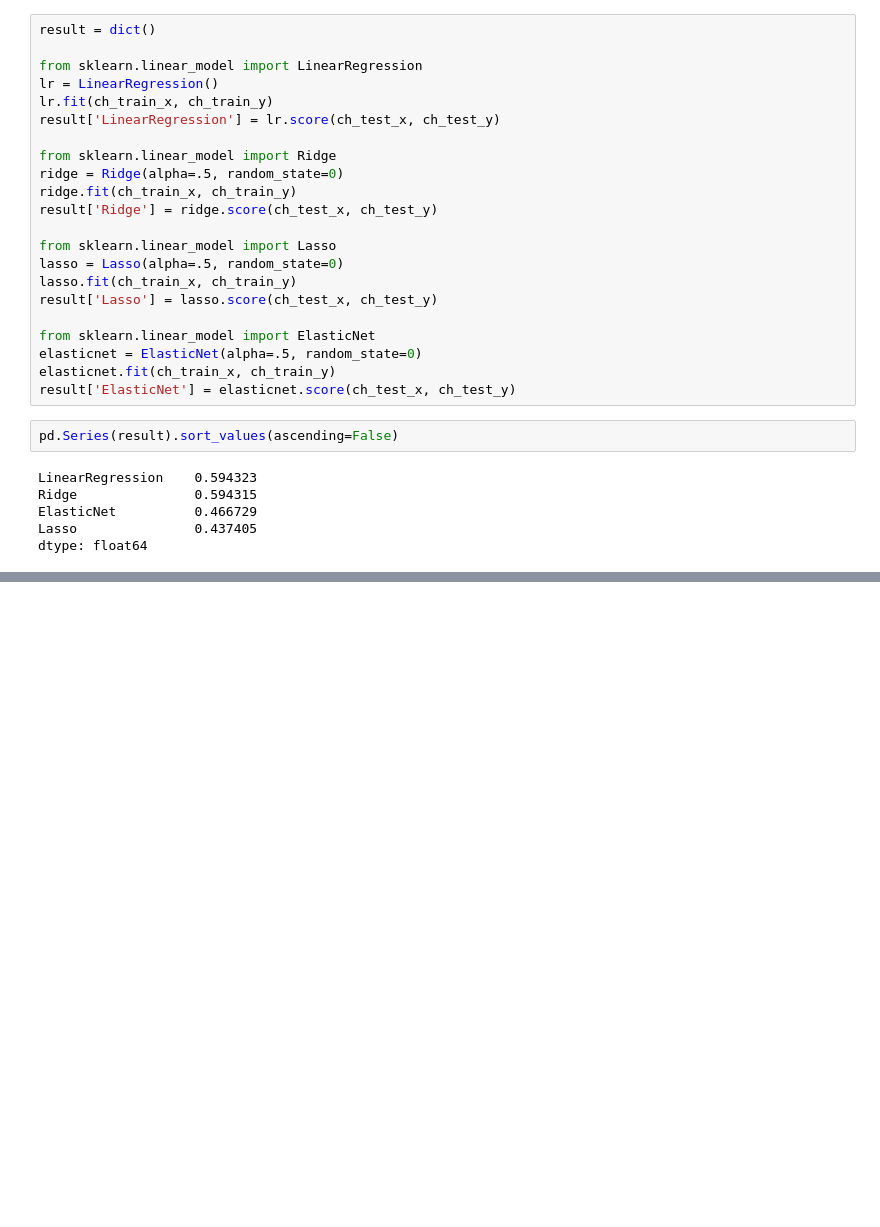
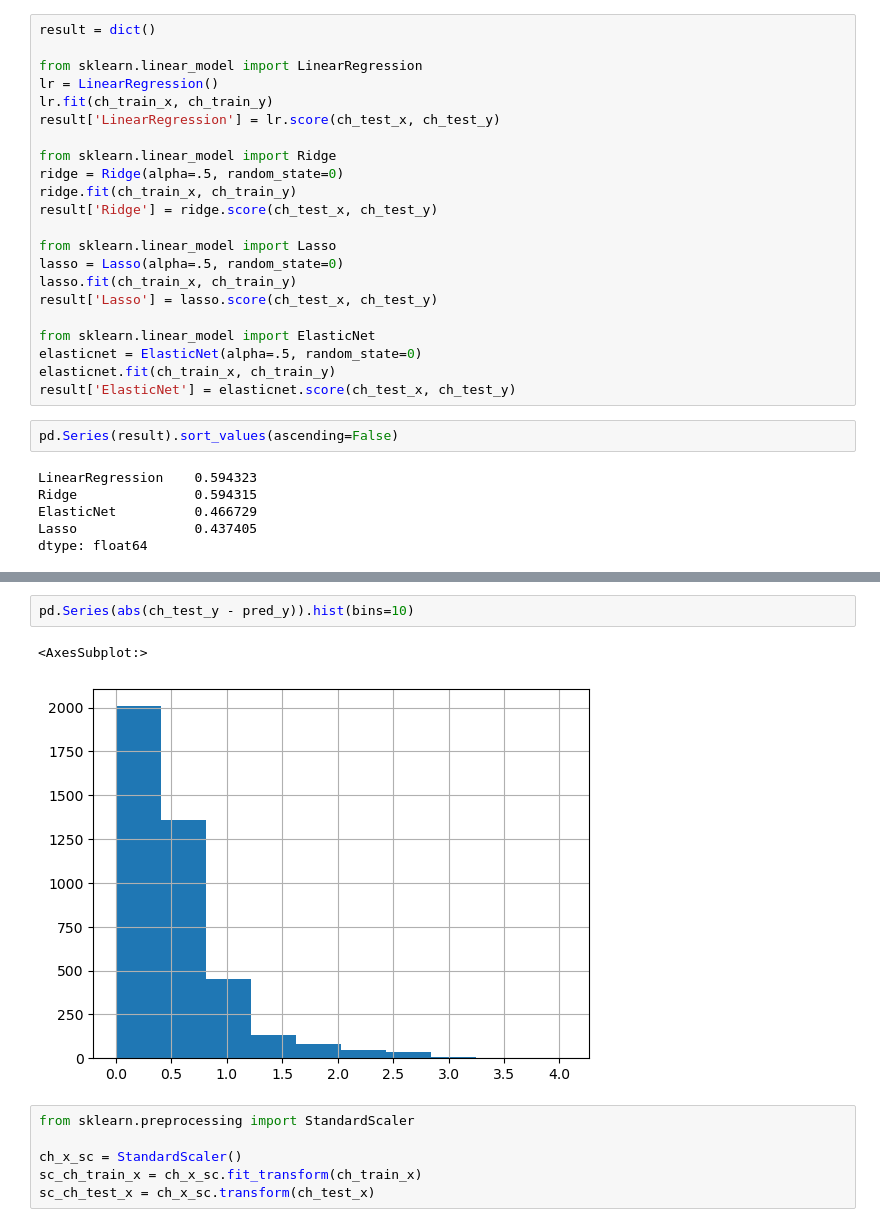
Before and after one commit to gasbugs/ML20221011, a Jupyter notebook: 03_머신러닝 알고리즘과 평가/16일차 - 회귀 알고리즘'.ipynb, the cells around one changed output, grey strips where cells are left out. Saved outputs shown, nothing was run; the diff lists cells and outputs as text; blank space fills up the shorter version.

```diff
--- a/03_머신러닝 알고리즘과 평가/16일차 - 회귀 알고리즘'.ipynb
+++ b/03_머신러닝 알고리즘과 평가/16일차 - 회귀 알고리즘'.ipynb
@@ -125,0 +131,11 @@ dtype: float64
+# %%
+pd.Series(abs(ch_test_y - pred_y)).hist(bins=10)
+# %% [output]
+<AxesSubplot:>
+[figure, added]
+# %%
+from sklearn.preprocessing import StandardScaler
+
+ch_x_sc = StandardScaler()
+sc_ch_train_x = ch_x_sc.fit_transform(ch_train_x)
+sc_ch_test_x = ch_x_sc.transform(ch_test_x)
```
Also changed, not shown: parts of 5 cells of this notebook.
